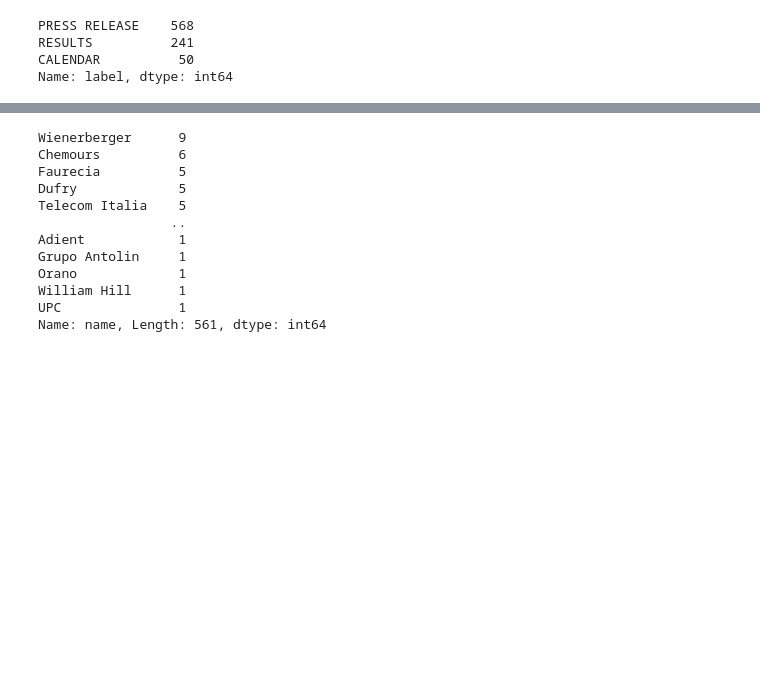
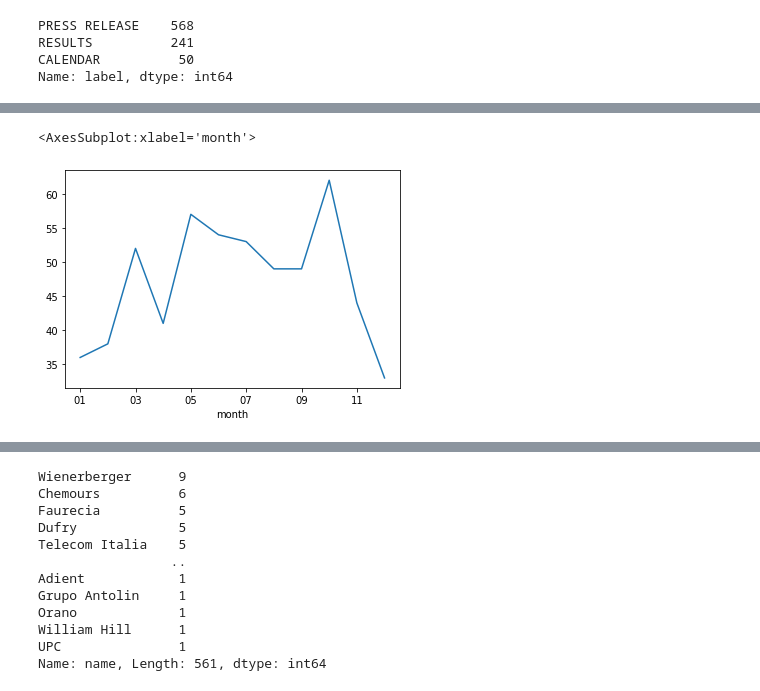
Before and after one commit to kleokog/Mycodes, a Jupyter notebook: 9Fin/Notebook 1.ipynb, the cells around one changed output, grey strips where cells are left out. Drawn from its saved outputs; the diff is of its cells as text; code cells hidden in the pictures; blank space fills up the shorter version.

```diff
--- a/9Fin/Notebook 1.ipynb
+++ b/9Fin/Notebook 1.ipynb
@@ -178,0 +164,5 @@ Name: label, dtype: int64
+# %%
+news_meta_with_names_and_titles[news_meta_with_names_and_titles['label'] == 'PRESS RELEASE'].groupby(['month'])['id'].count().plot()
+# %% [output]
+<AxesSubplot:xlabel='month'>
+[figure, added]
```
Also changed, not shown: parts of 31 cells of this notebook.
